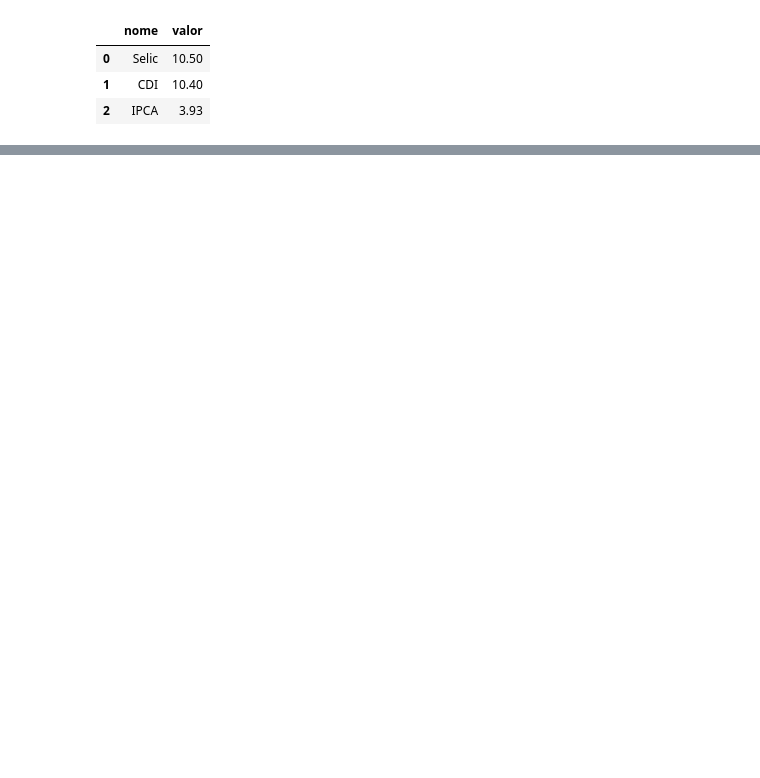
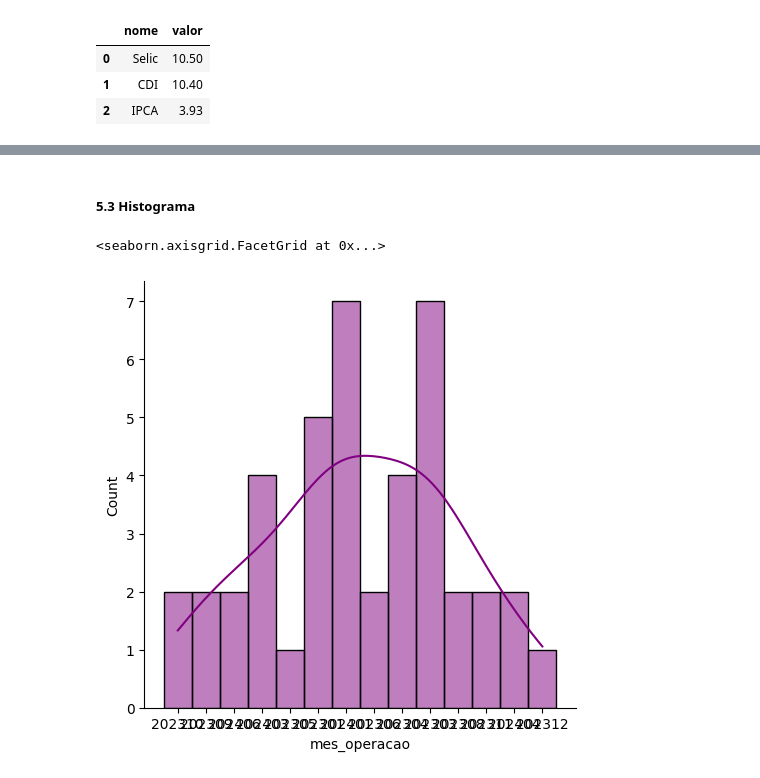
Before and after one commit to DaviZeferino/coder_python_turma58870, a Jupyter notebook: Projeto_Final/Davi_Zeferino_dos_Santos_Projeto_Final.ipynb, the cells around one changed output, grey strips where cells are left out. Drawn from its saved outputs; the diff is of its cells as text; code cells hidden in the pictures; blank space fills up the shorter version.

```diff
--- a/Projeto_Final/Davi_Zeferino_dos_Santos_Projeto_Final.ipynb
+++ b/Projeto_Final/Davi_Zeferino_dos_Santos_Projeto_Final.ipynb
@@ -79,0 +292,7 @@ pix.tail()
+# %% [markdown]
+##### 5.3 Histograma
+# %%
+sns.displot(transacao['mes_operacao'], kde=True, color='purple')
+# %% [output]
+<seaborn.axisgrid.FacetGrid at 0x...>
+[figure, added]
```
Also changed, not shown: parts of 33 cells of this notebook.
